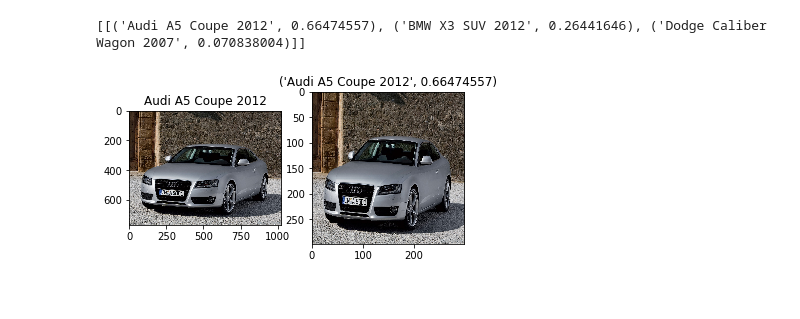
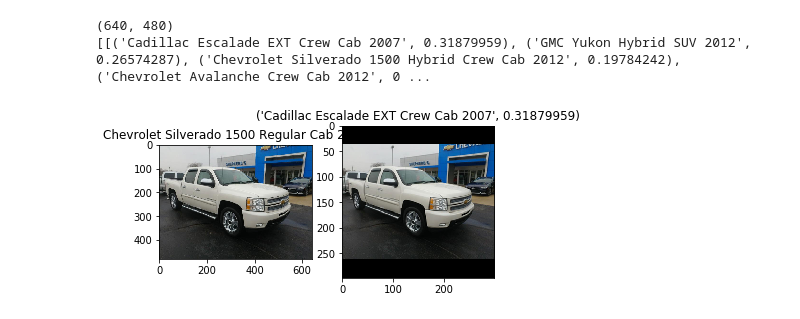
Before and after one commit to kaamka/cars-classification-deep-learning, a Jupyter notebook: demo.ipynb, the cells around one changed output. Saved outputs shown, nothing was run; the diff lists cells and outputs as text; code cells hidden in the pictures.

```diff
--- a/demo.ipynb
+++ b/demo.ipynb
@@ -11,6 +12,6 @@ from sklearn.metrics import confusion_matrix
 # %%
-RESULTS_FOLDER = "../saved_models/20190610_1512"
-RESULTS_FOLDER = "../saved_models/20190612_1048"
+RESULTS_FOLDER = "../saved_models/BEST_OF_THE_BEST/Trained_lhcbgpu_inception_v3_300_lr0001/20190620_1021"
+#RESULTS_FOLDER = "../saved_models/20190612_1048"
 HYPERPARAMS_FILE =  RESULTS_FOLDER+ '/hyperparams.json'
 
 with open(HYPERPARAMS_FILE, "r") as read_file:
@@ -28,10 +29,10 @@ if (os.getcwd() == '/home/kalkami/translearn'):
     TEST_DIR_TST = TEST_DIR
 else:
     #local
-    TRAIN_DIR = '/media/kamila/System/Users/Kama/Documents/DATASETS/carsStanford_s/train'
-    TEST_DIR = '/media/kamila/System/Users/Kama/Documents/DATASETS/carsStanford_s/test'
+    TRAIN_DIR = '/media/kamila/System/Users/Kama/Documents/DATASETS/carsStanford_all/train'
+    TEST_DIR = '/media/kamila/System/Users/Kama/Documents/DATASETS/carsStanford_all/test'
     TRAIN_DIR_TST = '/media/kamila/System/Users/Kama/Documents/DATASETS/carsStanford_all/train'
     TEST_DIR_TST = '/media/kamila/System/Users/Kama/Documents/DATASETS/carsStanford_all/test'
-    #TEST_DIR_TST = '/media/kamila/System/Users/Kama/Documents/DATASETS/CARS_GOOGLE_IMG/downloads'
+    TEST_DIR_TST = '/media/kamila/System/Users/Kama/Documents/DATASETS/CARS_GOOGLE_IMG/downloads'
 # %%
 def load_image(img_path, input_shape, show=False):
@@ -192,5 +228,6 @@ Confusion matrix:
 # %%
-perform_pred(loaded_model, 'Audi A5 Coupe 2012')
+perform_pred(loaded_model)
 # %% [output]
-[[('Audi A5 Coupe 2012', 0.66474557), ('BMW X3 SUV 2012', 0.26441646), ('Dodge Caliber Wagon 2007', 0.070838004)]]
+(640, 480)
+[[('Cadillac Escalade EXT Crew Cab 2007', 0.31879959), ('GMC Yukon Hybrid SUV 2012', 0.26574287), ('Chevrolet Silverado 1500 Hybrid Crew Cab 2012', 0.19784242), ('Chevrolet Avalanche Crew Cab 2012', 0 ...
-[figure, old version]
+[figure, new version]
```
Also changed, not shown: parts of 4 cells of this notebook, 1 other file.
